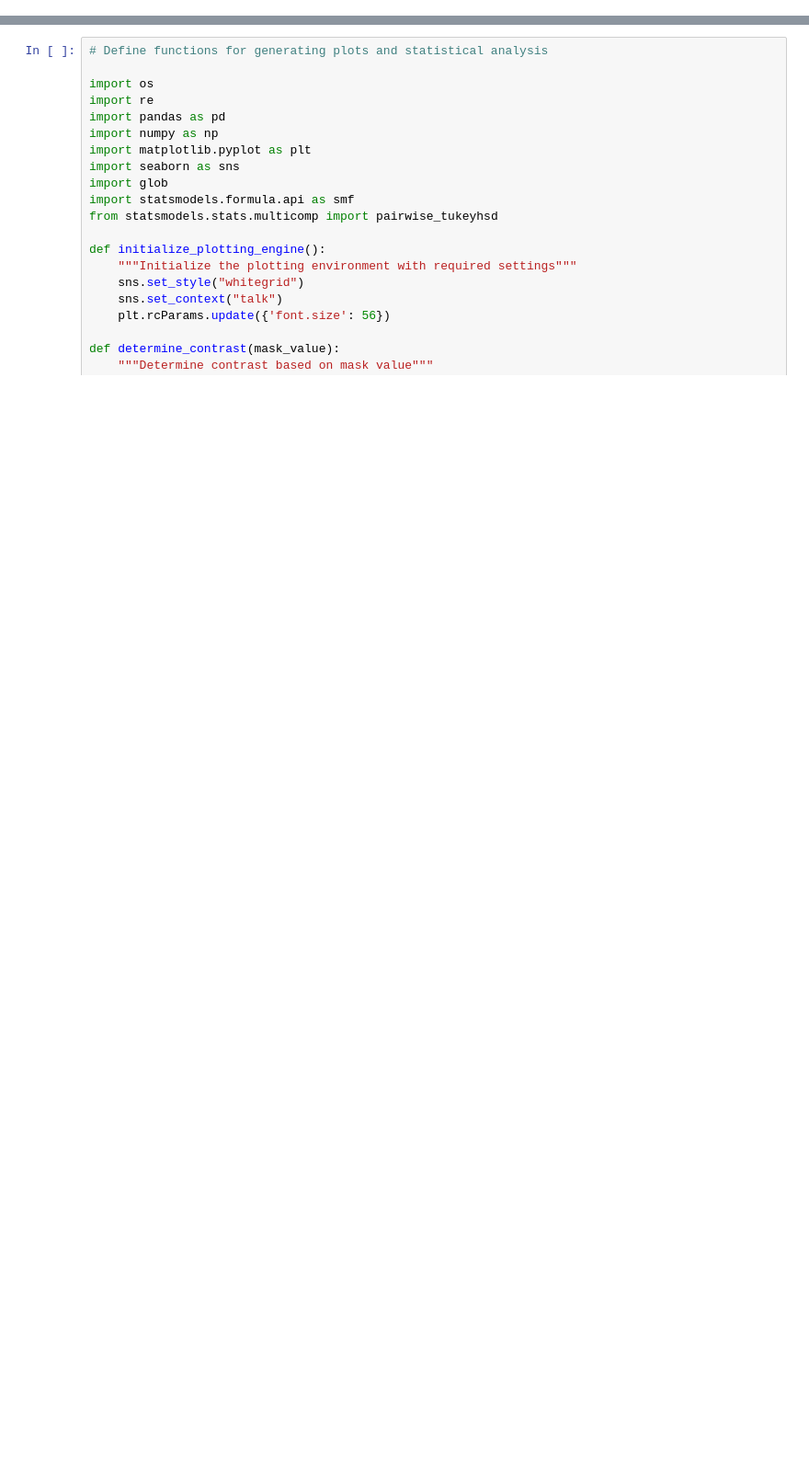
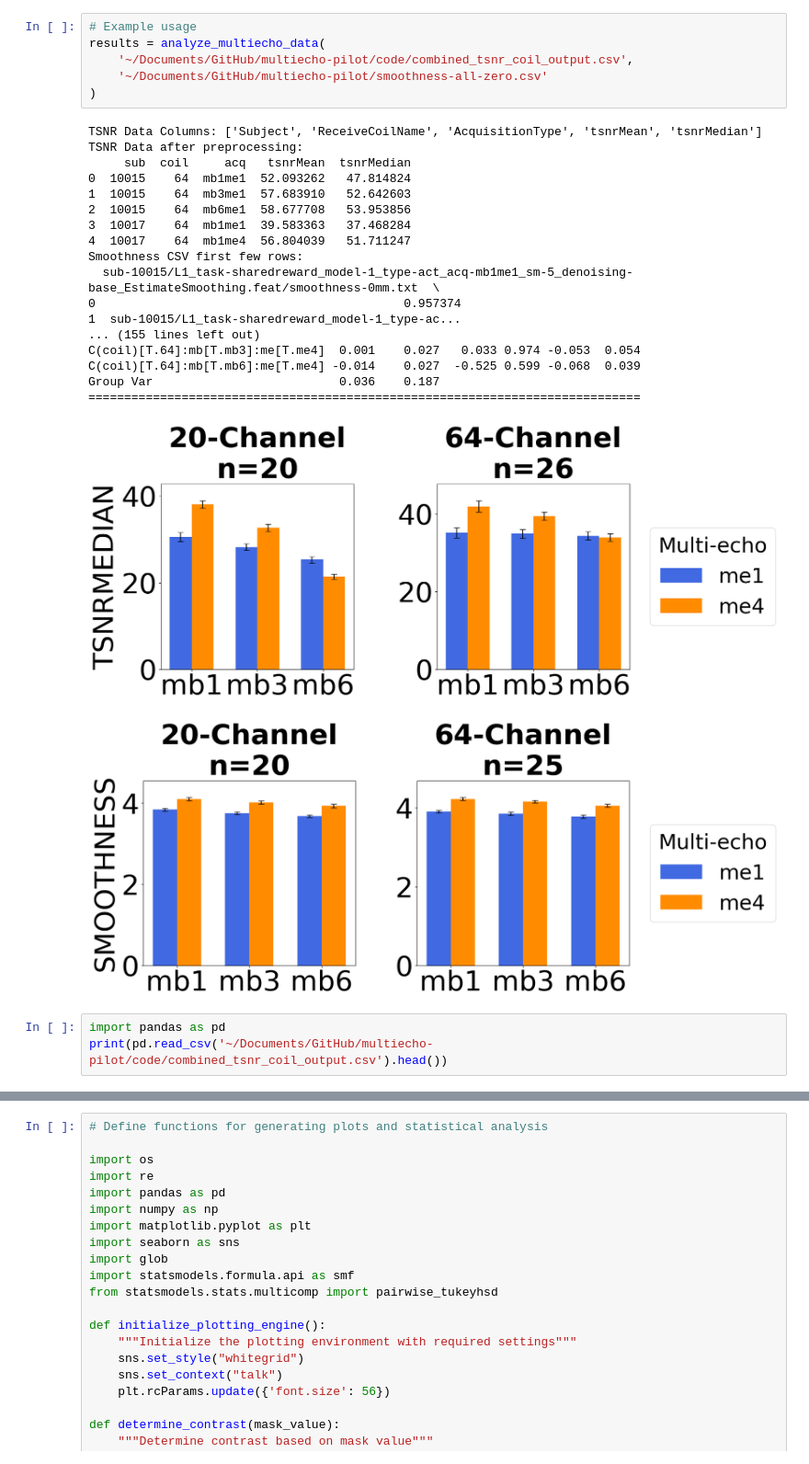
Before and after one commit to DVS-Lab/multiecho-pilot, a Jupyter notebook: code/plot_figures.ipynb, the cells around one changed output, grey strips where cells are left out. Shown at 92% size. Cells and saved outputs as stored; diff of their text form; blank space fills up the shorter version.

Commit message:
Update tsnr & smoothing plots

```diff
--- a/code/plot_figures.ipynb
+++ b/code/plot_figures.ipynb
@@ -260,0 +270,29 @@ def run_analysis(type_value, img_value, mask_values, denoise_value, base_dir=Non
+# %%
+# Example usage
+results = analyze_multiecho_data(
+    '~/Documents/GitHub/multiecho-pilot/code/combined_tsnr_coil_output.csv',
+    '~/Documents/GitHub/multiecho-pilot/smoothness-all-zero.csv'
+)
+# %% [output]
+TSNR Data Columns: ['Subject', 'ReceiveCoilName', 'AcquisitionType', 'tsnrMean', 'tsnrMedian']
+TSNR Data after preprocessing:
+     sub  coil     acq   tsnrMean  tsnrMedian
+0  10015    64  mb1me1  52.093262   47.814824
+1  10015    64  mb3me1  57.683910   52.642603
+2  10015    64  mb6me1  58.677708   53.953856
+3  10017    64  mb1me1  39.583363   37.468284
+4  10017    64  mb1me4  56.804039   51.711247
+Smoothness CSV first few rows:
+  sub-10015/L1_task-sharedreward_model-1_type-act_acq-mb1me1_sm-5_denoising-base_EstimateSmoothing.feat/smoothness-0mm.txt  \
+0                                           0.957374
+1  sub-10015/L1_task-sharedreward_model-1_type-ac...
+... (155 lines left out)
+C(coil)[T.64]:mb[T.mb3]:me[T.me4]  0.001    0.027   0.033 0.974 -0.053  0.054
+C(coil)[T.64]:mb[T.mb6]:me[T.me4] -0.014    0.027  -0.525 0.599 -0.068  0.039
+Group Var                          0.036    0.187
+=============================================================================
+[figure, added]
+[figure, added]
+# %%
+import pandas as pd
+print(pd.read_csv('~/Documents/GitHub/multiecho-pilot/code/combined_tsnr_coil_output.csv').head())
```
Also changed, not shown: parts of 17 cells of this notebook, 2 other files.
